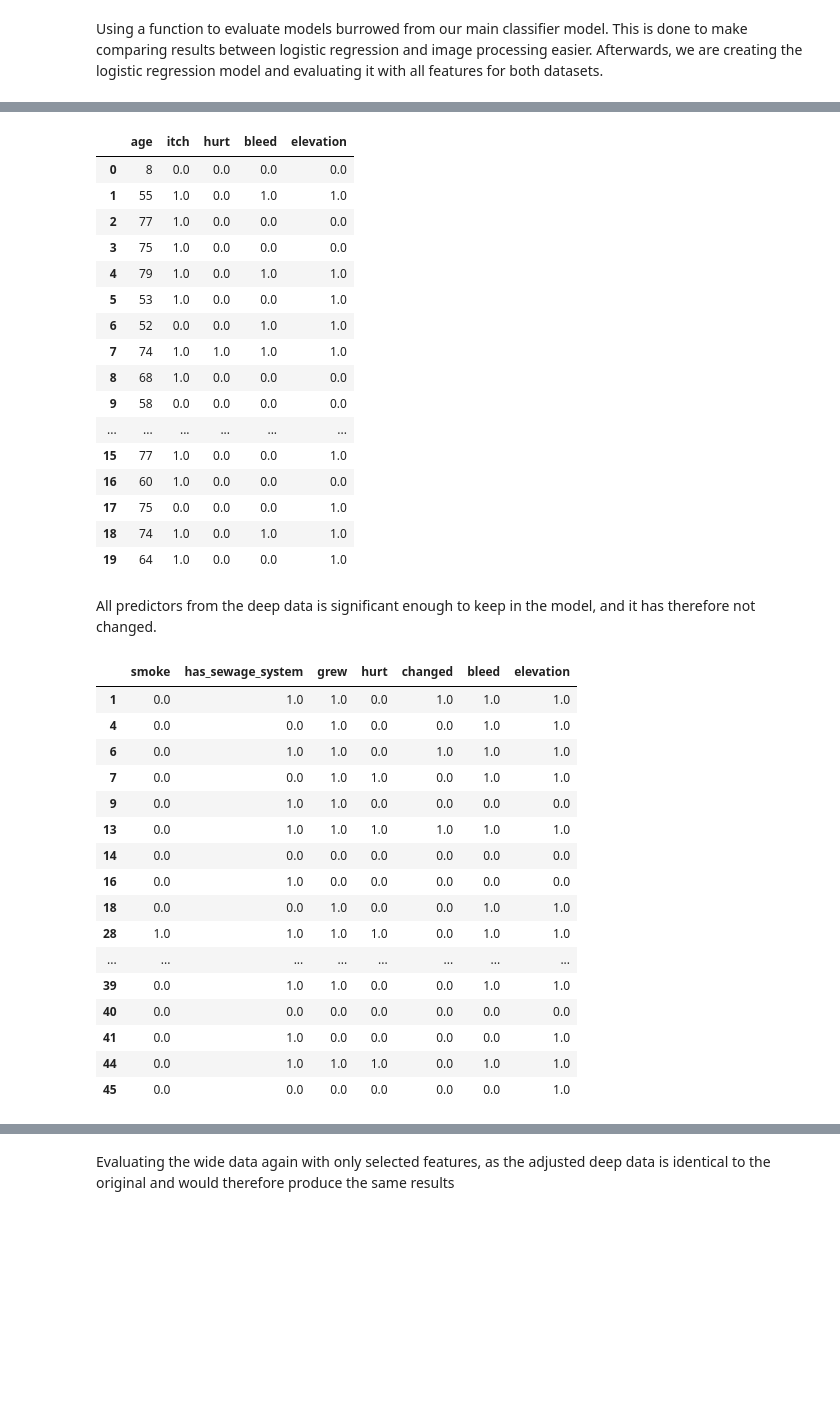
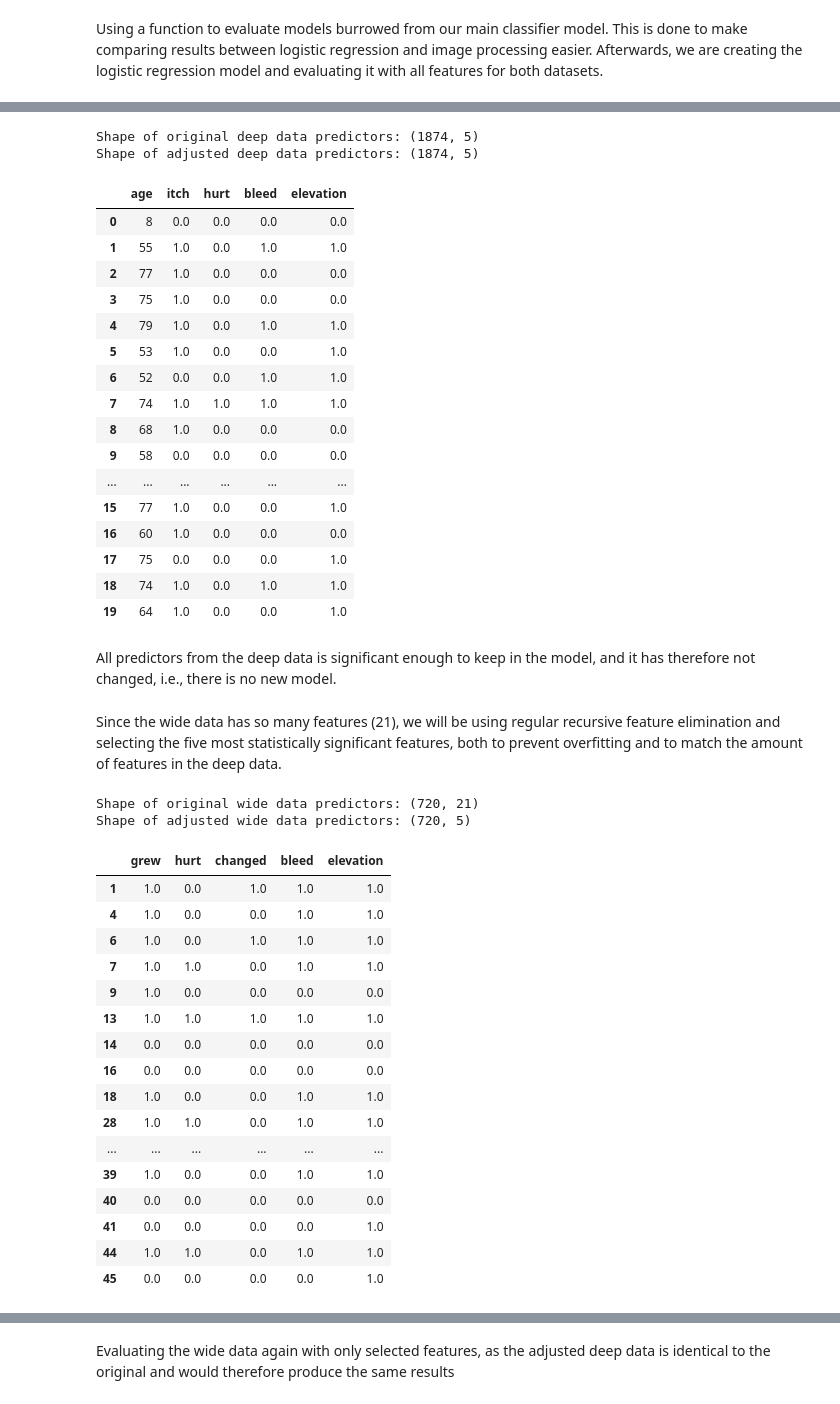
Before and after one commit to julielhagen/First-Year-Project, a Jupyter notebook: open_question.ipynb, the cells around one changed output, grey strips where cells are left out. Drawn from its saved outputs; the diff is of its cells as text; code cells hidden in the pictures; blank space fills up the shorter version.

```diff
--- a/open_question.ipynb
+++ b/open_question.ipynb
@@ -321,16 +336,20 @@ Using recursive feature elimination with cross-validation (RFECV) to select the
 # %%
-# Use RFECV on deep data and keep statistically significant features
+# Use RFECV on deep data and keep the most statistically significant features
 rfecv1 = RFECV(model)
 rfecv1.fit(X1, y1)
 selected_X1 = rfecv1.support_
 
-X1_adjusted = X1.copy(deep=True)
+X1_adjusted = X1.copy(deep=True) # Deep copy
 for i, col in enumerate(X1.columns):
     if selected_X1[i] == False:
         X1_adjusted.drop(col, axis="columns", inplace=True)
 
+print(f"Shape of original deep data predictors: {X1.shape}")
+print(f"Shape of adjusted deep data predictors: {X1_adjusted.shape}")
 X1_adjusted.head(20)
 # %% [output]
+Shape of original deep data predictors: (1874, 5)
+Shape of adjusted deep data predictors: (1874, 5)
 |  | age | itch | hurt | bleed | elevation |
 | 0 | 8 | 0.0 | 0.0 | 0.0 | 0.0 |
 | 1 | 55 | 1.0 | 0.0 | 1.0 | 1.0 |
@@ -349,35 +368,42 @@ X1_adjusted.head(20)
 | 18 | 74 | 1.0 | 0.0 | 1.0 | 1.0 |
 | 19 | 64 | 1.0 | 0.0 | 0.0 | 1.0 |
 # %% [markdown]
-All predictors from the deep data is significant enough to keep in the model, and it has therefore not changed.
+All predictors from the deep data is significant enough to keep in the model, and it has therefore not changed, i.e., there is no new model.
+# %% [markdown]
+Since the wide data has so many features (21), we will be using regular recursive feature elimination and selecting the five most statistically significant features,
+both to prevent overfitting and to match the amount of features in the deep data.
 # %%
-# Use RFE on wide data and keep keep statistically significant features
-rfecv2 = RFECV(model)
-rfecv2.fit(X2, y2)
-selected_X2 = rfecv2.support_
+# Use RFE on wide data and keep keep the five most statistically significant features
+rfe2 = RFE(model, n_features_to_select=5)
+rfe2.fit(X2, y2)
+selected_X2 = rfe2.support_
 
-X2_adjusted = X2.copy(deep=True)
+X2_adjusted = X2.copy(deep=True) # Deep copy
 for i, col in enumerate(X2.columns):
     if selected_X2[i] == False:
         X2_adjusted.drop(col, axis="columns", inplace=True)
 
+print(f"Shape of original wide data predictors: {X2.shape}")
+print(f"Shape of adjusted wide data predictors: {X2_adjusted.shape}")
 X2_adjusted.head(20)
 # %% [output]
+Shape of original wide data predictors: (720, 21)
+Shape of adjusted wide data predictors: (720, 5)
-|  | smoke | has_sewage_system | grew | hurt | changed | bleed | elevation |
-| 1 | 0.0 | 1.0 | 1.0 | 0.0 | 1.0 | 1.0 | 1.0 |
-| 4 | 0.0 | 0.0 | 1.0 | 0.0 | 0.0 | 1.0 | 1.0 |
-| 6 | 0.0 | 1.0 | 1.0 | 0.0 | 1.0 | 1.0 | 1.0 |
-| 7 | 0.0 | 0.0 | 1.0 | 1.0 | 0.0 | 1.0 | 1.0 |
-| 9 | 0.0 | 1.0 | 1.0 | 0.0 | 0.0 | 0.0 | 0.0 |
-| 13 | 0.0 | 1.0 | 1.0 | 1.0 | 1.0 | 1.0 | 1.0 |
-| 14 | 0.0 | 0.0 | 0.0 | 0.0 | 0.0 | 0.0 | 0.0 |
-| 16 | 0.0 | 1.0 | 0.0 | 0.0 | 0.0 | 0.0 | 0.0 |
-| 18 | 0.0 | 0.0 | 1.0 | 0.0 | 0.0 | 1.0 | 1.0 |
-| 28 | 1.0 | 1.0 | 1.0 | 1.0 | 0.0 | 1.0 | 1.0 |
-| ... | ... | ... | ... | ... | ... | ... | ... |
-| 39 | 0.0 | 1.0 | 1.0 | 0.0 | 0.0 | 1.0 | 1.0 |
-| 40 | 0.0 | 0.0 | 0.0 | 0.0 | 0.0 | 0.0 | 0.0 |
-| 41 | 0.0 | 1.0 | 0.0 | 0.0 | 0.0 | 0.0 | 1.0 |
-| 44 | 0.0 | 1.0 | 1.0 | 1.0 | 0.0 | 1.0 | 1.0 |
-| 45 | 0.0 | 0.0 | 0.0 | 0.0 | 0.0 | 0.0 | 1.0 |
+|  | grew | hurt | changed | bleed | elevation |
+| 1 | 1.0 | 0.0 | 1.0 | 1.0 | 1.0 |
+| 4 | 1.0 | 0.0 | 0.0 | 1.0 | 1.0 |
+| 6 | 1.0 | 0.0 | 1.0 | 1.0 | 1.0 |
+| 7 | 1.0 | 1.0 | 0.0 | 1.0 | 1.0 |
+| 9 | 1.0 | 0.0 | 0.0 | 0.0 | 0.0 |
+| 13 | 1.0 | 1.0 | 1.0 | 1.0 | 1.0 |
+| 14 | 0.0 | 0.0 | 0.0 | 0.0 | 0.0 |
+| 16 | 0.0 | 0.0 | 0.0 | 0.0 | 0.0 |
+| 18 | 1.0 | 0.0 | 0.0 | 1.0 | 1.0 |
+| 28 | 1.0 | 1.0 | 0.0 | 1.0 | 1.0 |
+| ... | ... | ... | ... | ... | ... |
+| 39 | 1.0 | 0.0 | 0.0 | 1.0 | 1.0 |
+| 40 | 0.0 | 0.0 | 0.0 | 0.0 | 0.0 |
+| 41 | 0.0 | 0.0 | 0.0 | 0.0 | 1.0 |
+| 44 | 1.0 | 1.0 | 0.0 | 1.0 | 1.0 |
+| 45 | 0.0 | 0.0 | 0.0 | 0.0 | 1.0 |
 # %% [markdown]
```
Also changed, not shown: parts of 7 cells of this notebook.
